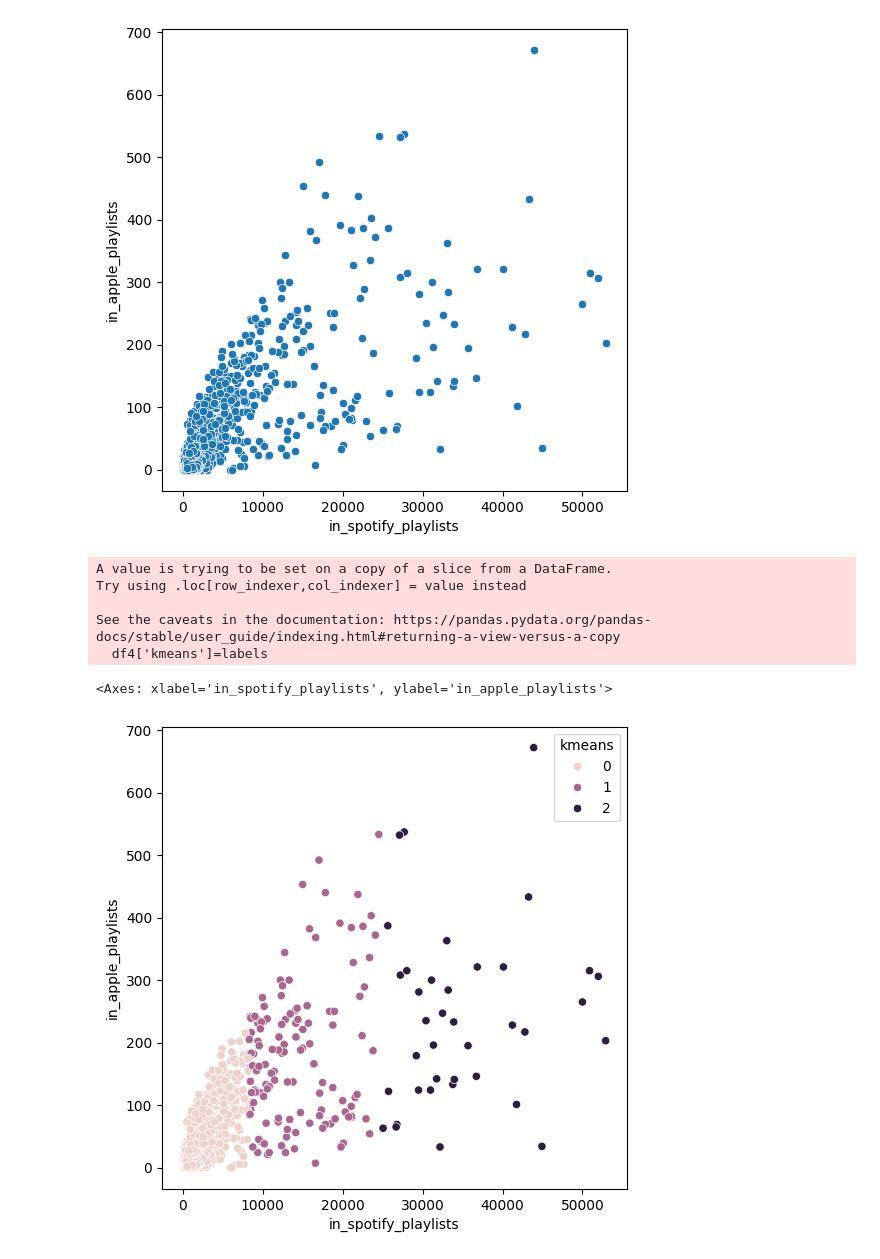
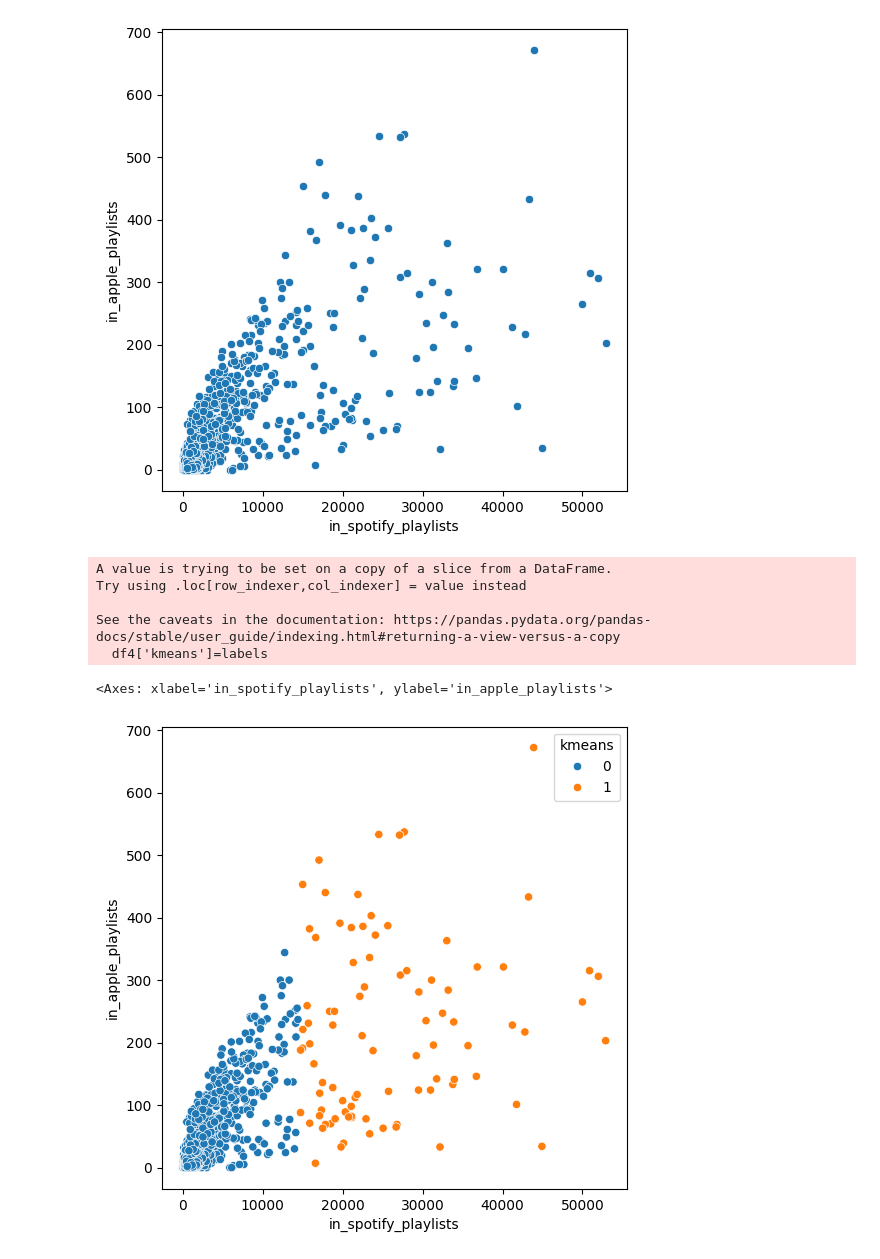
Before and after one commit to raulbenitez/UPT_ML, a Jupyter notebook: top_songs_exercise.ipynb, the cells around one changed output. Cells and saved outputs as stored; diff of their text form; code cells hidden in the pictures.

```diff
--- a/top_songs_exercise.ipynb
+++ b/top_songs_exercise.ipynb
@@ -101,15 +101,15 @@ sns.scatterplot(x='in_spotify_playlists',y='in_apple_playlists',data=df4)
 # %%
 from sklearn.cluster import KMeans
 
-labels = KMeans(n_clusters=3).fit_predict(df4)
+labels = KMeans(n_clusters=2).fit_predict(df4)
 df4['kmeans']=labels
 fig = plt.figure(figsize=(6,6))
 sns.scatterplot(x='in_spotify_playlists',y='in_apple_playlists',hue='kmeans',data=df4)
 # %% [output]
 A value is trying to be set on a copy of a slice from a DataFrame.
 Try using .loc[row_indexer,col_indexer] = value instead
 
 See the caveats in the documentation: https://pandas.pydata.org/pandas-docs/stable/user_guide/indexing.html#returning-a-view-versus-a-copy
   df4['kmeans']=labels
 <Axes: xlabel='in_spotify_playlists', ylabel='in_apple_playlists'>
-[figure, old version]
+[figure, new version]
```
Also changed, not shown: parts of 2 cells of this notebook.
